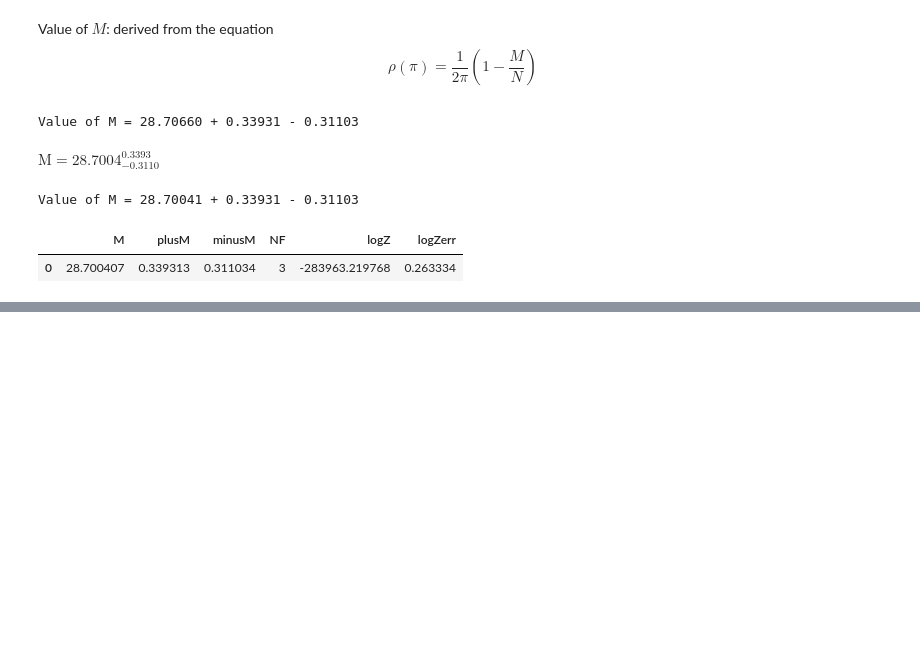
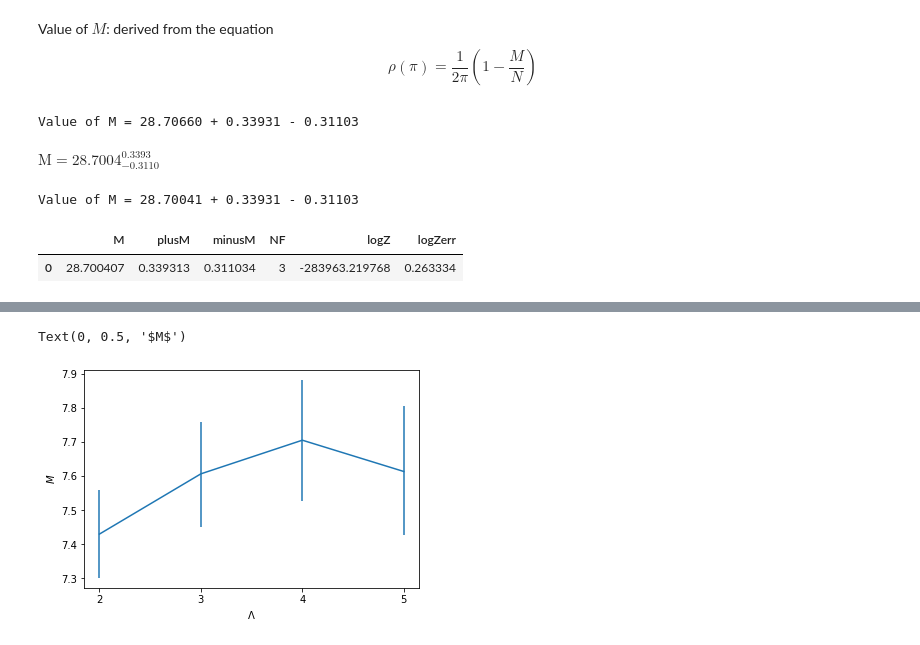
Before and after one commit to erinaldi/pd-potential, a Jupyter notebook: phase-analysis/ultranest_rho.ipynb, the cells around one changed output, grey strips where cells are left out. Cells and saved outputs as stored; diff of their text form; code cells hidden in the pictures; blank space fills up the shorter version.

Commit message:
[fix] Test plots of M results

```diff
--- a/phase-analysis/ultranest_rho.ipynb
+++ b/phase-analysis/ultranest_rho.ipynb
@@ -493,0 +498,13 @@ M_df
+# %%
+N = 16
+NT = 24
+T = 0.29
+P = 0.2
+data_folder = f"./m-values/N{N}/S{NT}/M{N}/T{str(T).replace('.','')}/P{str(P).replace('.','')}"
+# %%
+df_2 = pd.read_csv(os.path.join(data_folder,"NF2/results.csv"), header=0,index_col=0)
+df_3 = pd.read_csv(os.path.join(data_folder,"NF3/results.csv"), header=0,index_col=0)
+df_4 = pd.read_csv(os.path.join(data_folder,"NF4/results.csv"), header=0,index_col=0)
+df_5 = pd.read_csv(os.path.join(data_folder,"NF5/results.csv"), header=0,index_col=0)
+# %%
+df = pd.concat([df_2,df_3,df_4,df_5], axis=0)
@@ -493,0 +519,8 @@ M_df
+# %%
+plt.errorbar(df.NF,df.M,[df.minusM,df.plusM])
+plt.xticks([2,3,4,5])
+plt.xlabel(r"$\Lambda$")
+plt.ylabel(r"$M$")
+# %% [output]
+Text(0, 0.5, '$M$')
+[figure, added]
```
Also changed, not shown: parts of 7 cells of this notebook.
